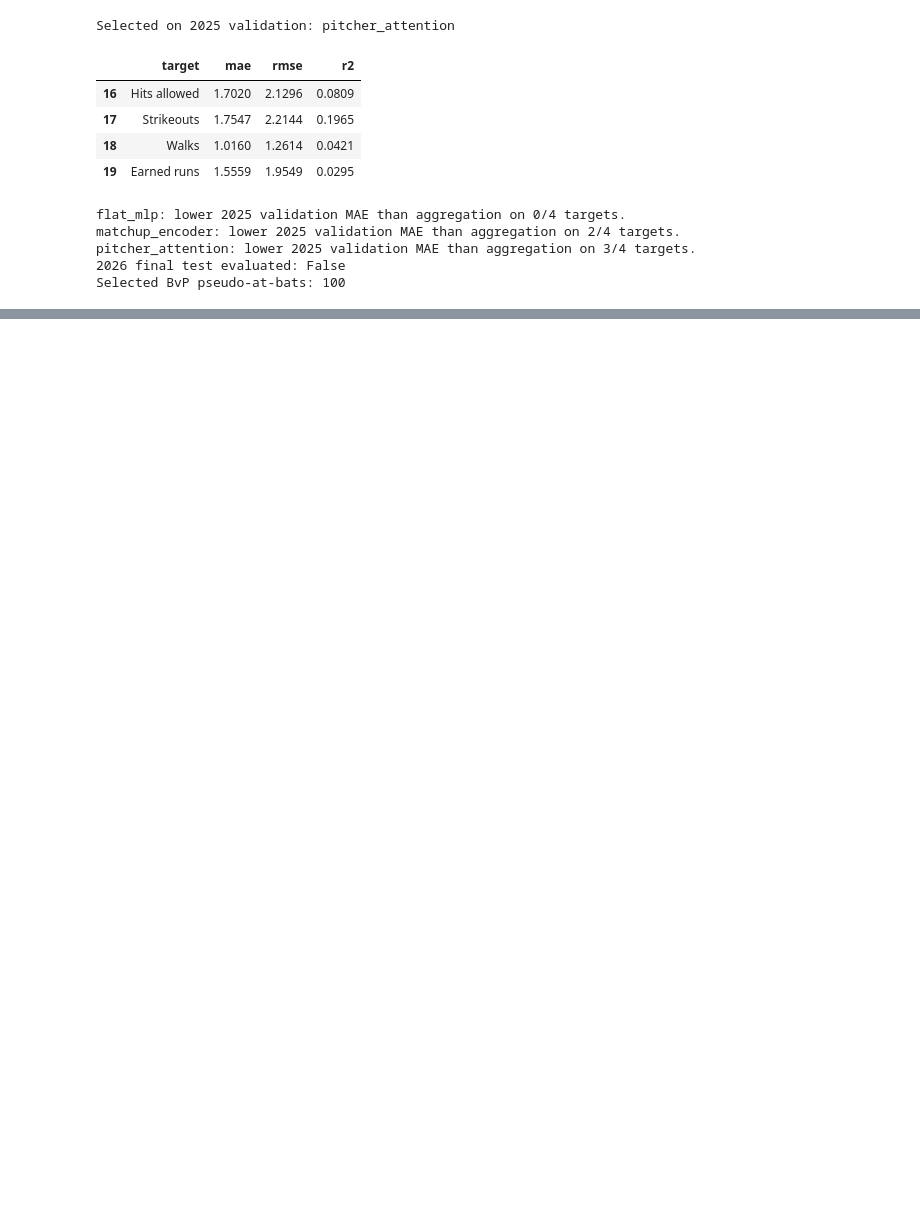
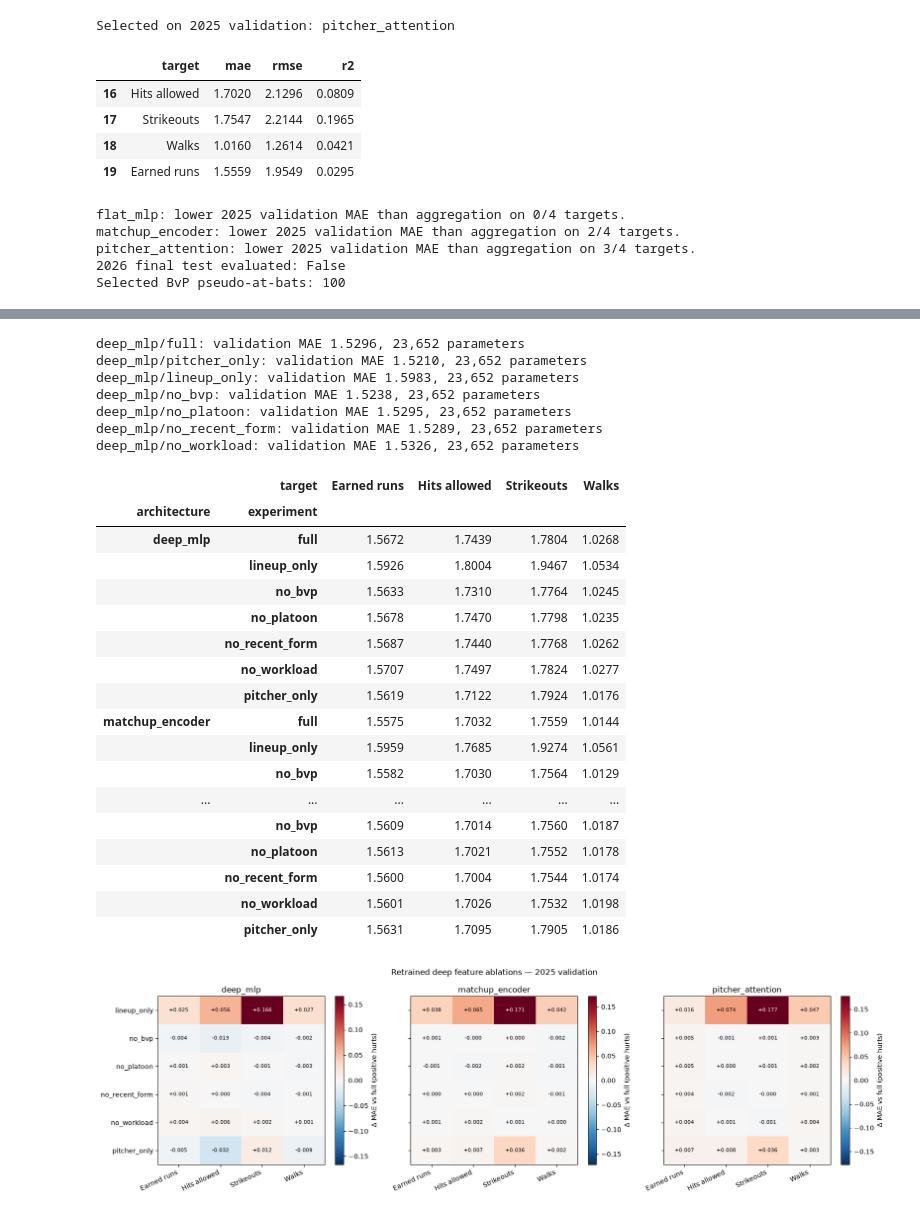
Before and after one commit to elizabethahong/ML-Grad-Project, a Jupyter notebook: Pitcher_Neural_Architectures.ipynb, the cells around one changed output, grey strips where cells are left out. Drawn from its saved outputs; the diff is of its cells as text; code cells hidden in the pictures; blank space fills up the shorter version.

```diff
--- a/Pitcher_Neural_Architectures.ipynb
+++ b/Pitcher_Neural_Architectures.ipynb
@@ -1111,0 +1917,64 @@ Selected BvP pseudo-at-bats: 100
+# %%
+ablation_results, ablation_rows = {}, []
+if RUN_DEEP_ABLATIONS:
+    for architecture in ABLATION_ARCHITECTURES:
+        for feature_set in ABLATION_SETS:
+            config = replace(
+                REFERENCE,
+                name=f"{architecture}/{feature_set}",
+                architecture=architecture,
+                feature_set=feature_set,
+            )
+            result = run_study(config)
+            ablation_results[(architecture, feature_set)] = result
+            ablation_rows.extend(result_rows(result, feature_set, architecture))
+    ablation_table = pd.DataFrame(ablation_rows)
+    display(
+        ablation_table.pivot(
+            index=["architecture", "experiment"], columns="target", values="mae"
+        ).round(4)
+    )
+
+    fig, axes = plt.subplots(
+        1, len(ABLATION_ARCHITECTURES), figsize=(17, 5), sharey=True
+    )
+    for ax, architecture in zip(axes, ABLATION_ARCHITECTURES):
+        pivot = ablation_table[ablation_table.architecture == architecture].pivot(
+            index="experiment", columns="target", values="mae"
+        )
+        delta = pivot.subtract(pivot.loc["full"]).drop(index="full")
+        image = annotated_heatmap(delta, architecture, ax)
+        fig.colorbar(image, ax=ax, label="Δ MAE vs full (positive hurts)")
+    fig.suptitle("Retrained deep feature ablations — 2025 validation")
+    fig.tight_layout()
+    fig.savefig(
+        STUDY_DIR / "deep_ablation_comparison.png", dpi=160, bbox_inches="tight"
+    )
+    plt.show()
+# %% [output]
+deep_mlp/full: validation MAE 1.5296, 23,652 parameters
+deep_mlp/pitcher_only: validation MAE 1.5210, 23,652 parameters
+deep_mlp/lineup_only: validation MAE 1.5983, 23,652 parameters
+deep_mlp/no_bvp: validation MAE 1.5238, 23,652 parameters
+deep_mlp/no_platoon: validation MAE 1.5295, 23,652 parameters
+deep_mlp/no_recent_form: validation MAE 1.5289, 23,652 parameters
+deep_mlp/no_workload: validation MAE 1.5326, 23,652 parameters
+|  | target | Earned runs | Hits allowed | Strikeouts | Walks |
+| architecture | experiment |  |  |  |  |
+| deep_mlp | full | 1.5672 | 1.7439 | 1.7804 | 1.0268 |
+|  | lineup_only | 1.5926 | 1.8004 | 1.9467 | 1.0534 |
+|  | no_bvp | 1.5633 | 1.7310 | 1.7764 | 1.0245 |
+|  | no_platoon | 1.5678 | 1.7470 | 1.7798 | 1.0235 |
+|  | no_recent_form | 1.5687 | 1.7440 | 1.7768 | 1.0262 |
+|  | no_workload | 1.5707 | 1.7497 | 1.7824 | 1.0277 |
+|  | pitcher_only | 1.5619 | 1.7122 | 1.7924 | 1.0176 |
+| matchup_encoder | full | 1.5575 | 1.7032 | 1.7559 | 1.0144 |
+|  | lineup_only | 1.5959 | 1.7685 | 1.9274 | 1.0561 |
+|  | no_bvp | 1.5582 | 1.7030 | 1.7564 | 1.0129 |
+| ... | ... | ... | ... | ... | ... |
+|  | no_bvp | 1.5609 | 1.7014 | 1.7560 | 1.0187 |
+|  | no_platoon | 1.5613 | 1.7021 | 1.7552 | 1.0178 |
+|  | no_recent_form | 1.5600 | 1.7004 | 1.7544 | 1.0174 |
+|  | no_workload | 1.5601 | 1.7026 | 1.7532 | 1.0198 |
+|  | pitcher_only | 1.5631 | 1.7095 | 1.7905 | 1.0186 |
+[figure, added]
```
Also changed, not shown: parts of 34 cells of this notebook.
